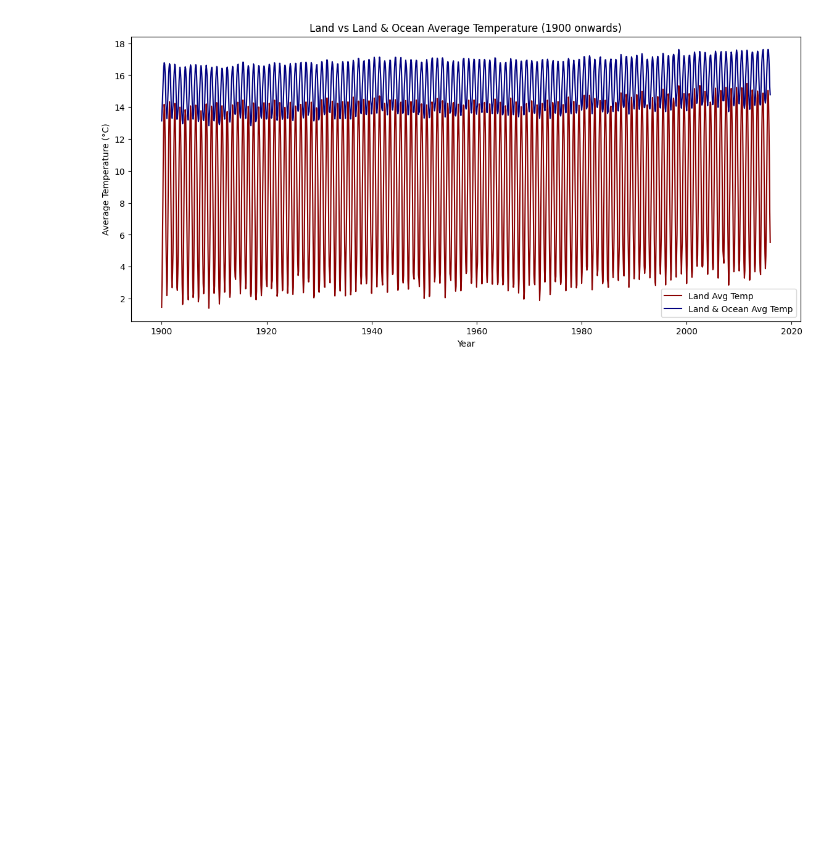
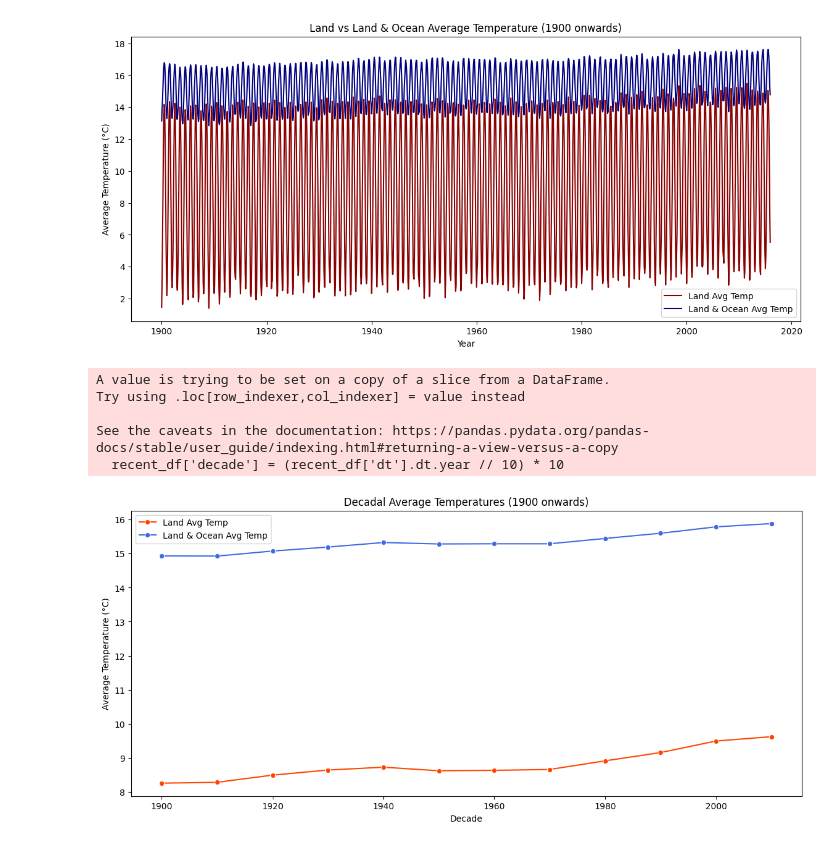
Before and after one commit to lalit1511/EDA_Projects, a Jupyter notebook: Climate_Change.ipynb, the cells around one changed output. Saved outputs shown, nothing was run; the diff lists cells and outputs as text; code cells hidden in the pictures; blank space fills up the shorter version.

```diff
--- a/Climate_Change.ipynb
+++ b/Climate_Change.ipynb
@@ -122,3 +122,27 @@ plt.legend()
 plt.show()
 # %% [output]
 [figure]
+# %%
+#Decadal Temperature Trend
+# Add a 'decade' column
+recent_df['decade'] = (recent_df['dt'].dt.year // 10) * 10
+
+# Group by decade and calculate mean temperatures
+decade_avg = recent_df.groupby('decade')[['LandAverageTemperature', 'LandAndOceanAverageTemperature']].mean().reset_index()
+
+# Plot
+plt.figure(figsize=(14,6))
+sns.lineplot(x='decade', y='LandAverageTemperature', data=decade_avg, marker='o', label='Land Avg Temp', color='orangered')
+sns.lineplot(x='decade', y='LandAndOceanAverageTemperature', data=decade_avg, marker='o', label='Land & Ocean Avg Temp', color='royalblue')
+plt.title('Decadal Average Temperatures (1900 onwards)')
+plt.xlabel('Decade')
+plt.ylabel('Average Temperature (°C)')
+plt.legend()
+plt.show()
+# %% [output]
+A value is trying to be set on a copy of a slice from a DataFrame.
+Try using .loc[row_indexer,col_indexer] = value instead
+
+See the caveats in the documentation: https://pandas.pydata.org/pandas-docs/stable/user_guide/indexing.html#returning-a-view-versus-a-copy
+  recent_df['decade'] = (recent_df['dt'].dt.year // 10) * 10
+[figure, added]
```
Also changed, not shown: parts of 5 cells of this notebook.
